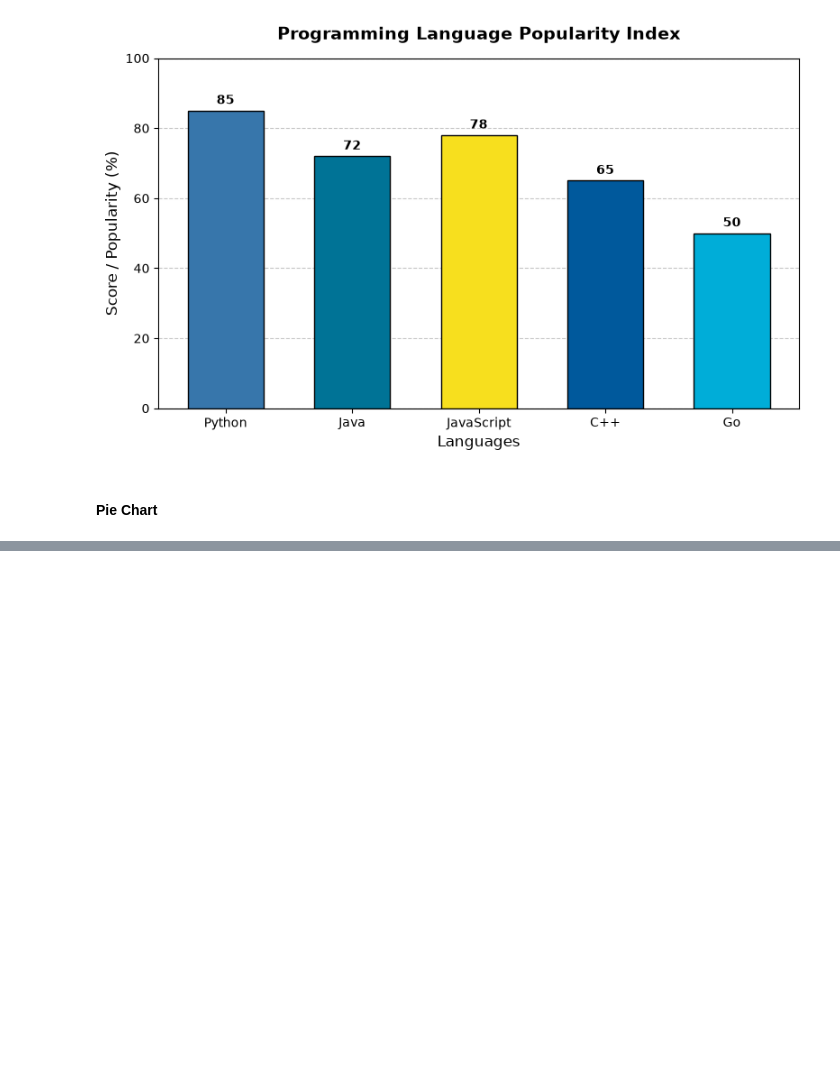
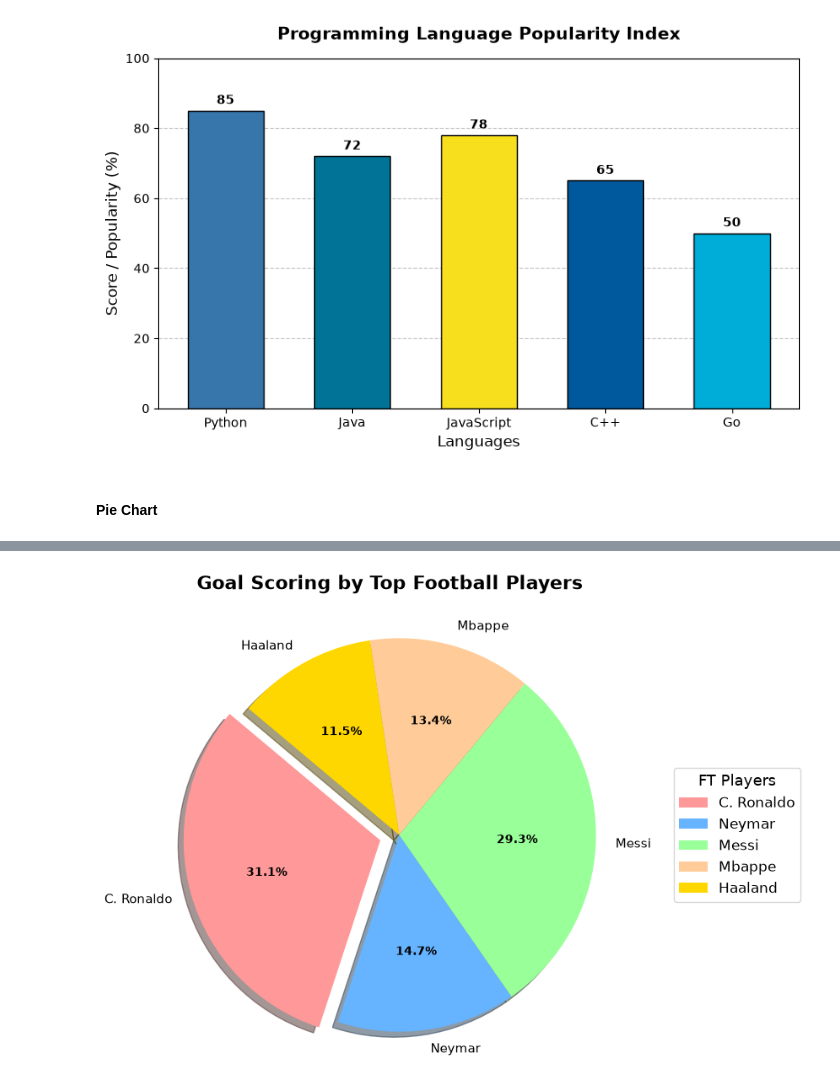
Before and after one commit to MYounus-Codes/learning-complete-machine-learning-from-sctrach, a Jupyter notebook: 04_data_libraries/03_matplotlib/charts.ipynb, the cells around one changed output, grey strips where cells are left out. Drawn from its saved outputs; the diff is of its cells as text; code cells hidden in the pictures; blank space fills up the shorter version.

```diff
--- a/04_data_libraries/03_matplotlib/charts.ipynb
+++ b/04_data_libraries/03_matplotlib/charts.ipynb
@@ -82,0 +129,49 @@ plt.show()
+# %%
+import matplotlib.pyplot as plt
+
+ft_players = ['C. Ronaldo', 'Neymar', 'Messi', 'Mbappe', 'Haaland']
+goals = [974, 461, 919, 420, 361] ## ALL Time Goals
+
+explode = (0.1, 0, 0, 0, 0)
+colors = ['#FF9999', '#66B3FF', '#99FF99', '#FFCC99', '#FFD700']
+
+# Create figure and axes
+fig, ax = plt.subplots(figsize=(8, 6))
+
+# Generate the pie chart
+wedges, labels, autopct = ax.pie(
+    goals,
+    labels=ft_players,
+    autopct='%1.1f%%',
+    startangle=140,
+    colors=colors,
+    explode=explode,
+    shadow=True,
+    textprops={'fontsize': 11, 'color': 'black'} # Sets font size for labels and percentages
+)
+
+# Customize percentage font styles specifically (if you want them bolder or a different color)
+for pct in autopct:
+    pct.set_fontsize(10)
+    pct.set_fontweight('bold')
+
+ax.set_title('Goal Scoring by Top Football Players', fontsize=16, fontweight='bold', pad=25)
+ax.axis('equal')
+
+# Add a legend with custom font size
+ax.legend(
+    wedges,
+    ft_players,
+    title="FT Players",
+    loc="center left",
+    bbox_to_anchor=(1.1, 0.5),
+    fontsize=12,
+    title_fontsize=13
+)
+
+# Adjust layout so the legend doesn't get cut off when exporting or displaying
+plt.tight_layout()
+
+plt.show()
+# %% [output]
+[figure, added]
```
Also changed, not shown: parts of 3 cells of this notebook.
